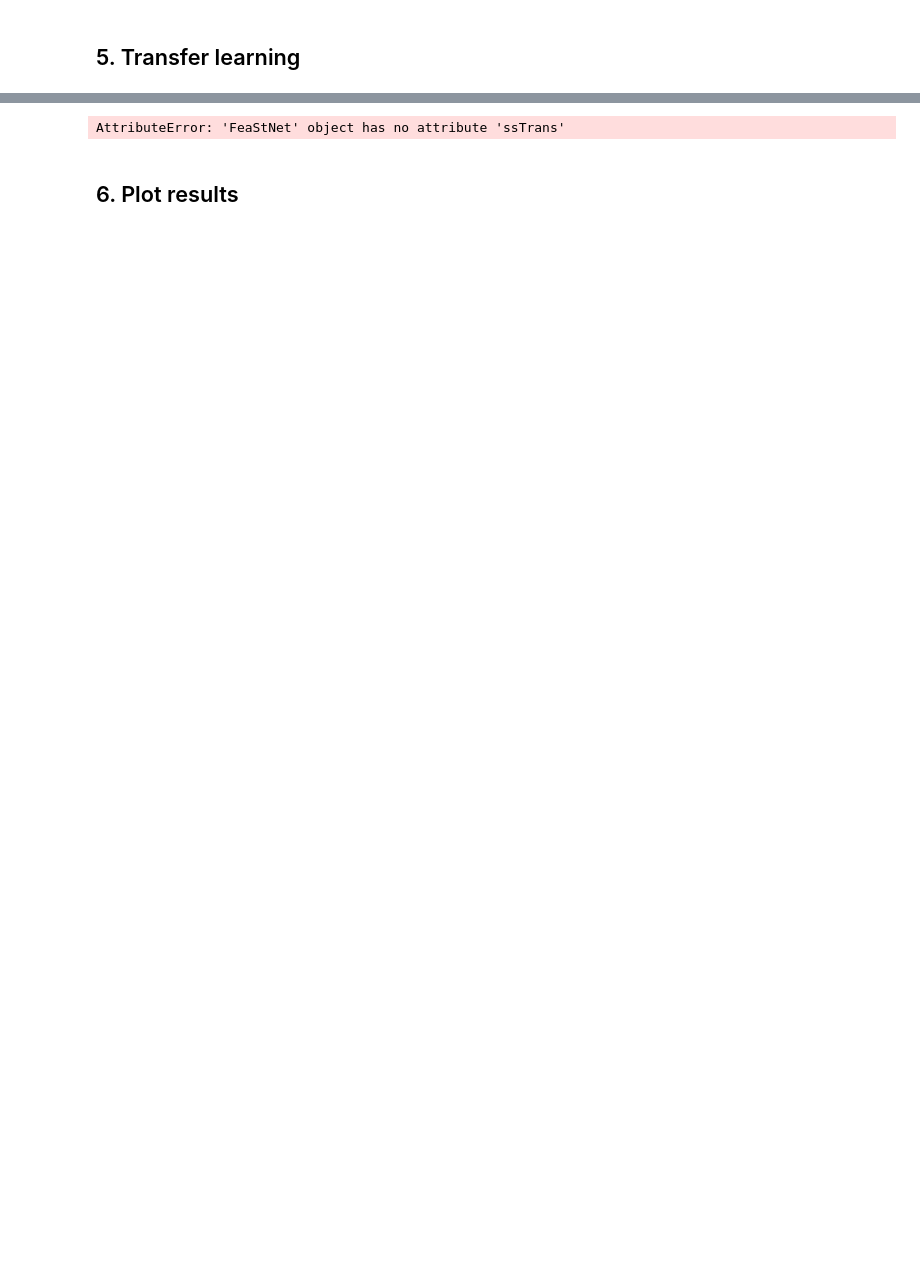
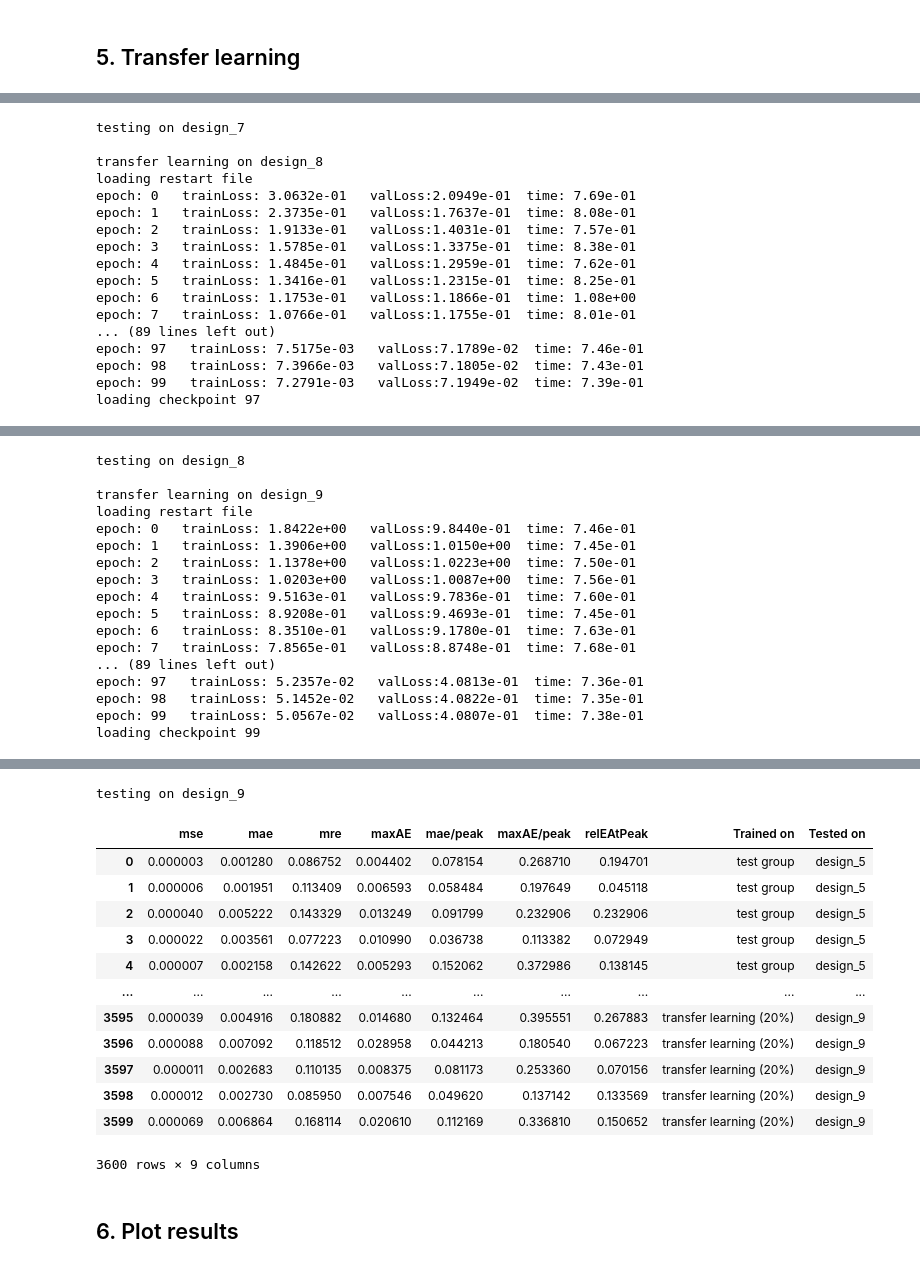
Before and after one commit to ewhalen12/gcnSurrogate, a Jupyter notebook: multiTopologyTest.ipynb, the cells around one changed output, grey strips where cells are left out. Drawn from its saved outputs; the diff is of its cells as text; code cells hidden in the pictures; blank space fills up the shorter version.

```diff
--- a/multiTopologyTest.ipynb
+++ b/multiTopologyTest.ipynb
@@ -230,12 +376,8 @@ testing on design_7
 # %% [markdown]
 ## 5. Transfer learning
 # %%
-# restarting with a checkpoint file correctly reassigns self within trainModel(), but the original gcn instance
-# is missing the atributes and does not seem to be modified
-
-
 allIds = list(range(len(trainSet)))
-_, trainIds = train_test_split(allIds, test_size=0.25, shuffle=True, random_state=1234) # train on only 25%
+_, trainIds = train_test_split(allIds, test_size=0.2, shuffle=True, random_state=1234) # train on only 25%
 
 for trainName, trainSet in trainSets.items():
     # load pre-trained model and train on new data
@@ -247,15 +389,15 @@ for trainName, trainSet in trainSets.items():
 
     display(plotHistory(history))
 
-#     # test
-#     print('testing on '+trainName+'\n')
-#     resultsDict = gcn.testModel(testSets[trainName], level='field')
-#     resultsDict['Trained on'] = ['transfer learning']*len(resultsDict['mse'])
-#     resultsDict['Tested on'] = [trainName]*len(resultsDict['mse'])
-#     results = pivotDict(resultsDict)
-#     resultsList.extend(results)
+    # test
+    print('testing on '+trainName+'\n')
+    resultsDict = gcn.testModel(testSets[trainName], level='field')
+    resultsDict['Trained on'] = ['transfer learning (20%)']*len(resultsDict['mse'])
+    resultsDict['Tested on'] = [trainName]*len(resultsDict['mse'])
+    results = pivotDict(resultsDict)
+    resultsList.extend(results)
 
-# pd.DataFrame(resultsList)
+pd.DataFrame(resultsList)
 # %% [output]
 transfer learning on design_5
 loading restart file
@@ -280 +455,18 @@ loading checkpoint 1
 [interactive output not drawn]
+testing on design_7
+
+transfer learning on design_8
+loading restart file
+epoch: 0   trainLoss: 3.0632e-01   valLoss:2.0949e-01  time: 7.69e-01
+epoch: 1   trainLoss: 2.3735e-01   valLoss:1.7637e-01  time: 8.08e-01
+epoch: 2   trainLoss: 1.9133e-01   valLoss:1.4031e-01  time: 7.57e-01
+epoch: 3   trainLoss: 1.5785e-01   valLoss:1.3375e-01  time: 8.38e-01
+epoch: 4   trainLoss: 1.4845e-01   valLoss:1.2959e-01  time: 7.62e-01
+epoch: 5   trainLoss: 1.3416e-01   valLoss:1.2315e-01  time: 8.25e-01
+epoch: 6   trainLoss: 1.1753e-01   valLoss:1.1866e-01  time: 1.08e+00
+epoch: 7   trainLoss: 1.0766e-01   valLoss:1.1755e-01  time: 8.01e-01
+... (89 lines left out)
+epoch: 97   trainLoss: 7.5175e-03   valLoss:7.1789e-02  time: 7.46e-01
+epoch: 98   trainLoss: 7.3966e-03   valLoss:7.1805e-02  time: 7.43e-01
+epoch: 99   trainLoss: 7.2791e-03   valLoss:7.1949e-02  time: 7.39e-01
+loading checkpoint 97
@@ -280,0 +474,17 @@ loading checkpoint 1
+testing on design_8
+
+transfer learning on design_9
+loading restart file
+epoch: 0   trainLoss: 1.8422e+00   valLoss:9.8440e-01  time: 7.46e-01
+epoch: 1   trainLoss: 1.3906e+00   valLoss:1.0150e+00  time: 7.45e-01
+epoch: 2   trainLoss: 1.1378e+00   valLoss:1.0223e+00  time: 7.50e-01
+epoch: 3   trainLoss: 1.0203e+00   valLoss:1.0087e+00  time: 7.56e-01
+epoch: 4   trainLoss: 9.5163e-01   valLoss:9.7836e-01  time: 7.60e-01
+epoch: 5   trainLoss: 8.9208e-01   valLoss:9.4693e-01  time: 7.45e-01
+epoch: 6   trainLoss: 8.3510e-01   valLoss:9.1780e-01  time: 7.63e-01
+epoch: 7   trainLoss: 7.8565e-01   valLoss:8.8748e-01  time: 7.68e-01
+... (89 lines left out)
+epoch: 97   trainLoss: 5.2357e-02   valLoss:4.0813e-01  time: 7.36e-01
+epoch: 98   trainLoss: 5.1452e-02   valLoss:4.0822e-01  time: 7.35e-01
+epoch: 99   trainLoss: 5.0567e-02   valLoss:4.0807e-01  time: 7.38e-01
+loading checkpoint 99
@@ -281,4 +492,14 @@ loading checkpoint 1
+testing on design_9
+|  | mse | mae | mre | maxAE | mae/peak | maxAE/peak | relEAtPeak | Trained on | Tested on |
+| 0 | 0.000003 | 0.001280 | 0.086752 | 0.004402 | 0.078154 | 0.268710 | 0.194701 | test group | design_5 |
+| 1 | 0.000006 | 0.001951 | 0.113409 | 0.006593 | 0.058484 | 0.197649 | 0.045118 | test group | design_5 |
+| 2 | 0.000040 | 0.005222 | 0.143329 | 0.013249 | 0.091799 | 0.232906 | 0.232906 | test group | design_5 |
+| 3 | 0.000022 | 0.003561 | 0.077223 | 0.010990 | 0.036738 | 0.113382 | 0.072949 | test group | design_5 |
+| 4 | 0.000007 | 0.002158 | 0.142622 | 0.005293 | 0.152062 | 0.372986 | 0.138145 | test group | design_5 |
+| ... | ... | ... | ... | ... | ... | ... | ... | ... | ... |
+| 3595 | 0.000039 | 0.004916 | 0.180882 | 0.014680 | 0.132464 | 0.395551 | 0.267883 | transfer learning (20%) | design_9 |
+| 3596 | 0.000088 | 0.007092 | 0.118512 | 0.028958 | 0.044213 | 0.180540 | 0.067223 | transfer learning (20%) | design_9 |
+| 3597 | 0.000011 | 0.002683 | 0.110135 | 0.008375 | 0.081173 | 0.253360 | 0.070156 | transfer learning (20%) | design_9 |
+| 3598 | 0.000012 | 0.002730 | 0.085950 | 0.007546 | 0.049620 | 0.137142 | 0.133569 | transfer learning (20%) | design_9 |
+| 3599 | 0.000069 | 0.006864 | 0.168114 | 0.020610 | 0.112169 | 0.336810 | 0.150652 | transfer learning (20%) | design_9 |
+3600 rows × 9 columns
-# %%
-gcn.ssTrans
-# %% [output]
-AttributeError: 'FeaStNet' object has no attribute 'ssTrans'
```
Also changed, not shown: parts of 12 cells of this notebook, 4 other files.
